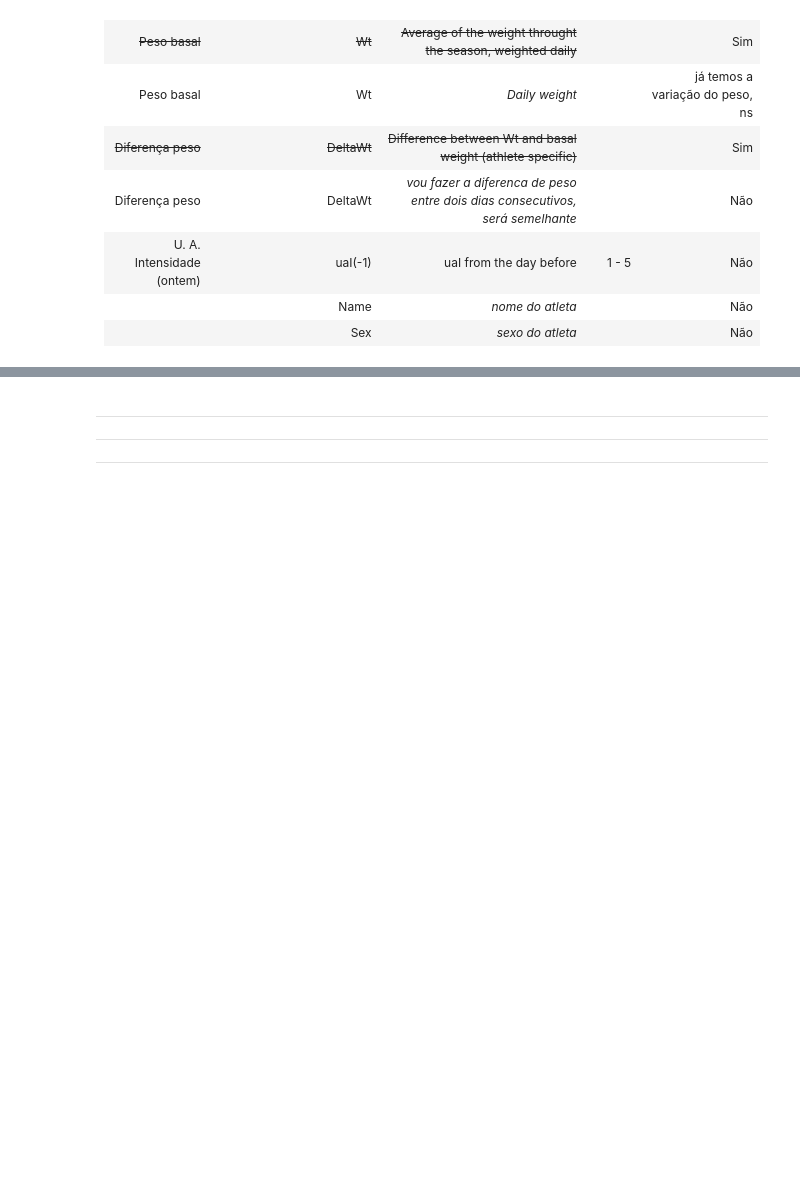
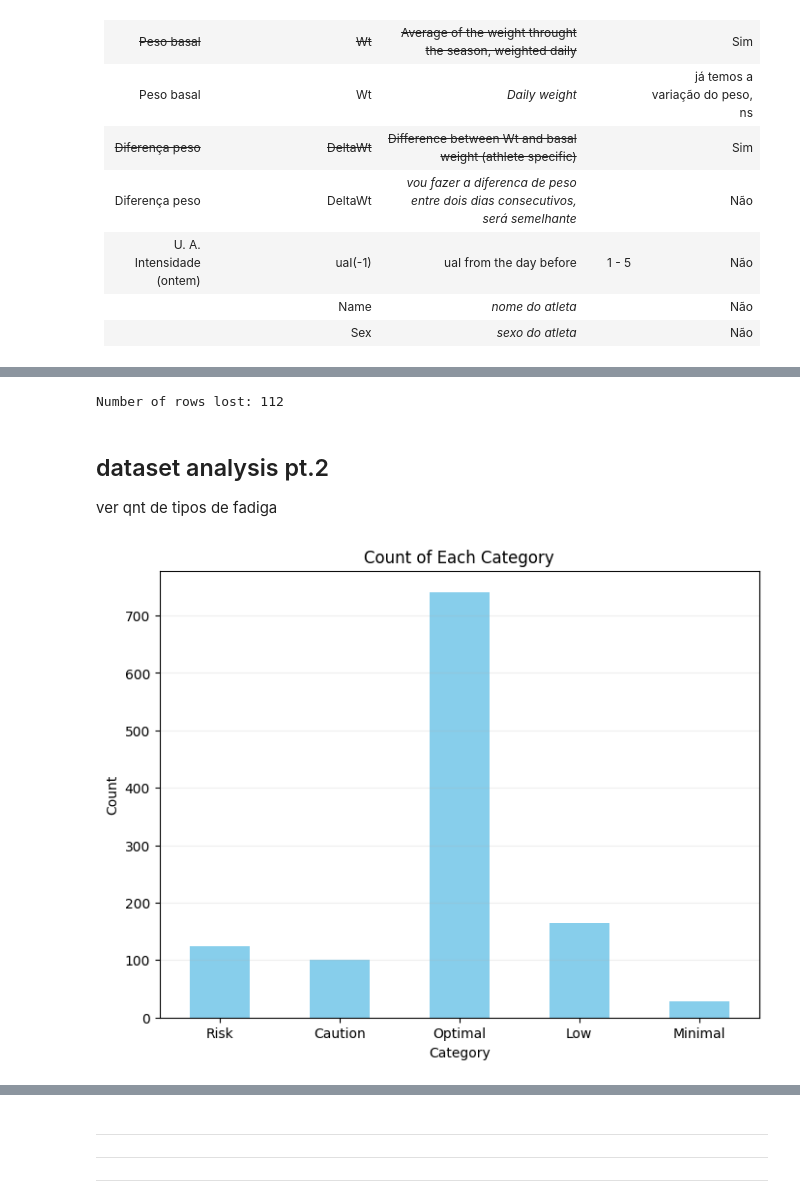
Before and after one commit to jepe06/Project-One---Fatigue-Index, a Jupyter notebook: Proj_one.ipynb, the cells around one changed output, grey strips where cells are left out. Drawn from its saved outputs; the diff is of its cells as text; code cells hidden in the pictures; blank space fills up the shorter version.

```diff
--- a/Proj_one.ipynb
+++ b/Proj_one.ipynb
@@ -131,0 +144,26 @@ memory usage: 169.1+ KB
+# %%
+rows_before = len(df)
+
+df.dropna(inplace=True)
+
+rows_after = len(df)
+
+print(f"Number of rows lost: {rows_before - rows_after}")
+# %% [output]
+Number of rows lost: 112
+# %% [markdown]
+## dataset analysis pt.2
+
+ver qnt de tipos de fadiga
+# %%
+contagem = df["FatigInd"].value_counts()
+contagem = contagem.reindex(["Risk", "Caution", "Optimal", "Low", "Minimal"])
+contagem.plot(kind='bar', color='skyblue', figsize=(8, 6))
+plt.title('Count of Each Category')
+plt.xlabel('Category')
+plt.ylabel('Count')
+plt.grid(axis='y', alpha=0.2)
+plt.xticks(rotation=0)
+plt.show()
+# %% [output]
+[figure, added]
```
Also changed, not shown: parts of 9 cells of this notebook, 1 other file.
